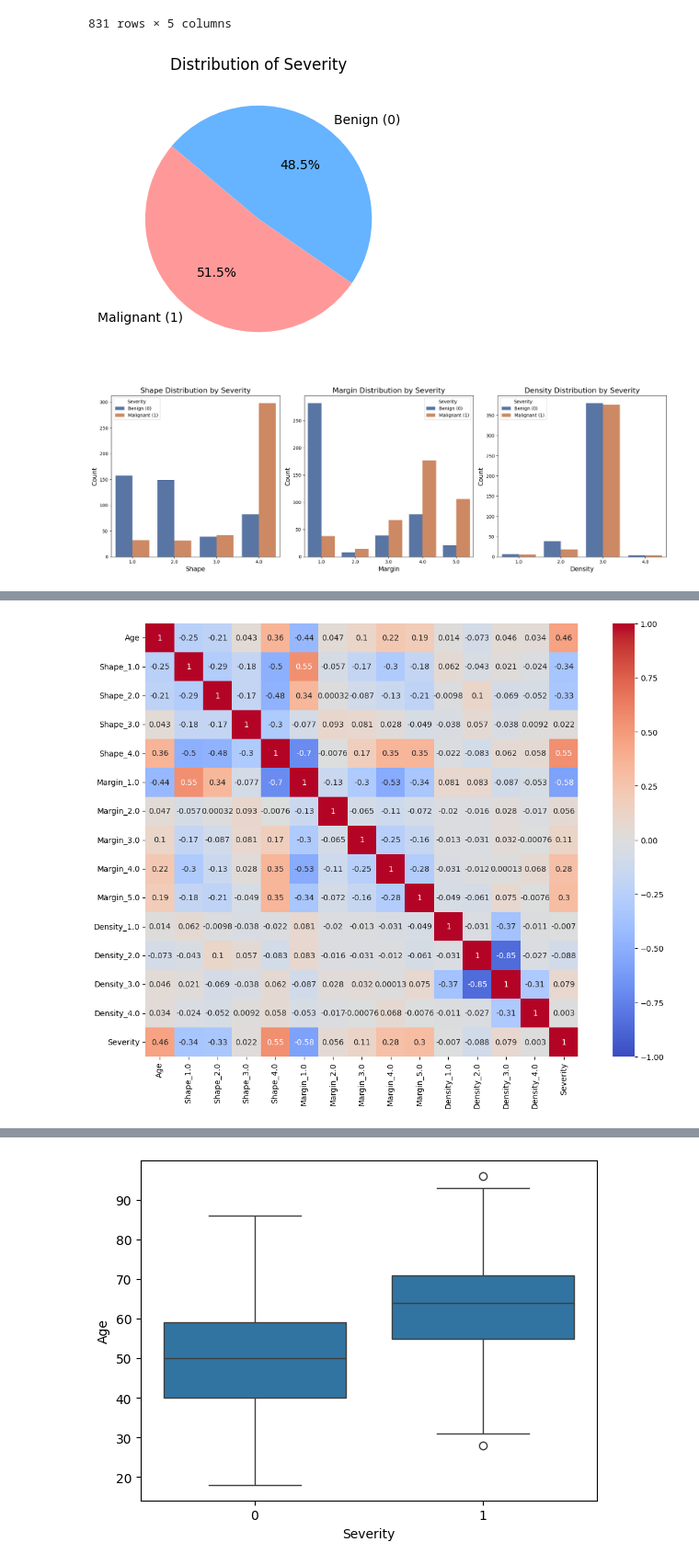
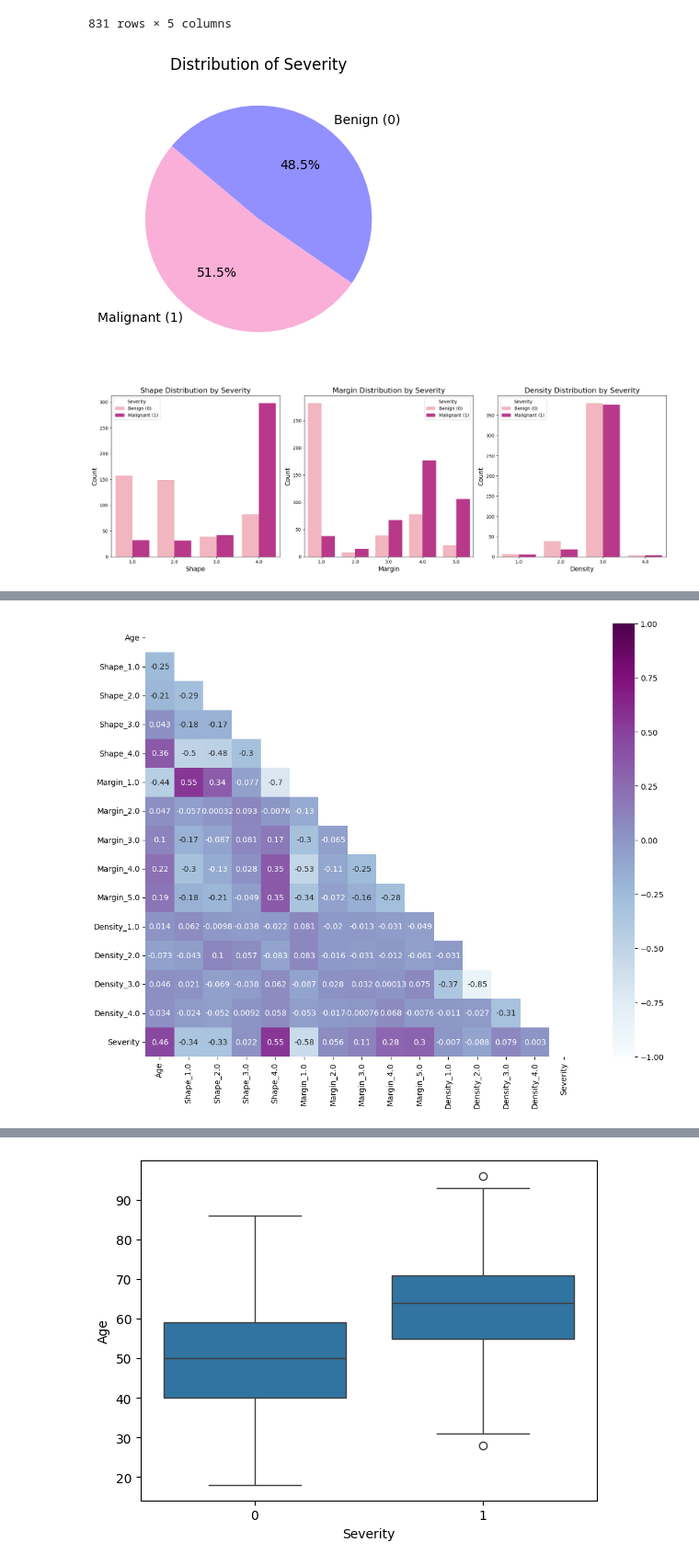
Before and after one commit to ceciliasant/AAproj1, a Jupyter notebook: proj1.ipynb, the cells around one changed output, grey strips where cells are left out. Shown at 92% size. Cells and saved outputs as stored; diff of their text form; code cells hidden in the pictures.

```diff
--- a/proj1.ipynb
+++ b/proj1.ipynb
@@ -119,16 +119,16 @@ df
 ## Severity distribution
 
 plt.figure(figsize=(4,4))
-plt.pie(df['Severity'].value_counts(), labels=['Malignant (1)', 'Benign (0)'], autopct='%1.1f%%', startangle=140, colors=['#ff9999','#66b3ff'])
+plt.pie(df['Severity'].value_counts(), labels=['Malignant (1)', 'Benign (0)'], autopct='%1.1f%%', startangle=140, colors=['#f9afd7ff','#9290ffff'])
 plt.title('Distribution of Severity')
 plt.show()
 # %% [output]
-[figure, old version]
+[figure, new version]
 # %%
 plt.figure(figsize=(18, 6))
 for i, col in enumerate(['Shape', 'Margin', 'Density'], 1):
     plt.subplot(1, 3, i)
-    sns.countplot(data=df, x=col, hue='Severity', palette='deep')
+    sns.countplot(data=df, x=col, hue='Severity', palette='RdPu')
     plt.title(f'{col} Distribution by Severity', fontsize=16)
     plt.xlabel(col, fontsize=14)
     plt.ylabel('Count', fontsize=14)
@@ -139,7 +139,7 @@ plt.show()
 
 # margin and shape seem to be strong indicators of severity
 # %% [output]
-[figure, old version]
+[figure, new version]
 # %%
 ## One-hot encode ordinal variables
 
@@ -164,19 +164,21 @@ df_encoded.head()
 # %%
 ## Correlation matrix
 plt.figure(figsize=(16, 10))
 correlation_matrix = df_encoded.corr()
+mask = np.triu(np.ones_like(correlation_matrix, dtype=bool))
 
 axis_corr = sns.heatmap(
 correlation_matrix,
+mask=mask,
 vmin=-1, vmax=1, center=0,
-cmap= 'coolwarm',
+cmap= 'BuPu',
 annot=True,
 square= True
 )
 
 plt.show()
 # %% [output]
-[figure, old version]
+[figure, new version]
 # %%
 ## Correlation matrix
 
```
Also changed, not shown: parts of 3 cells of this notebook.
